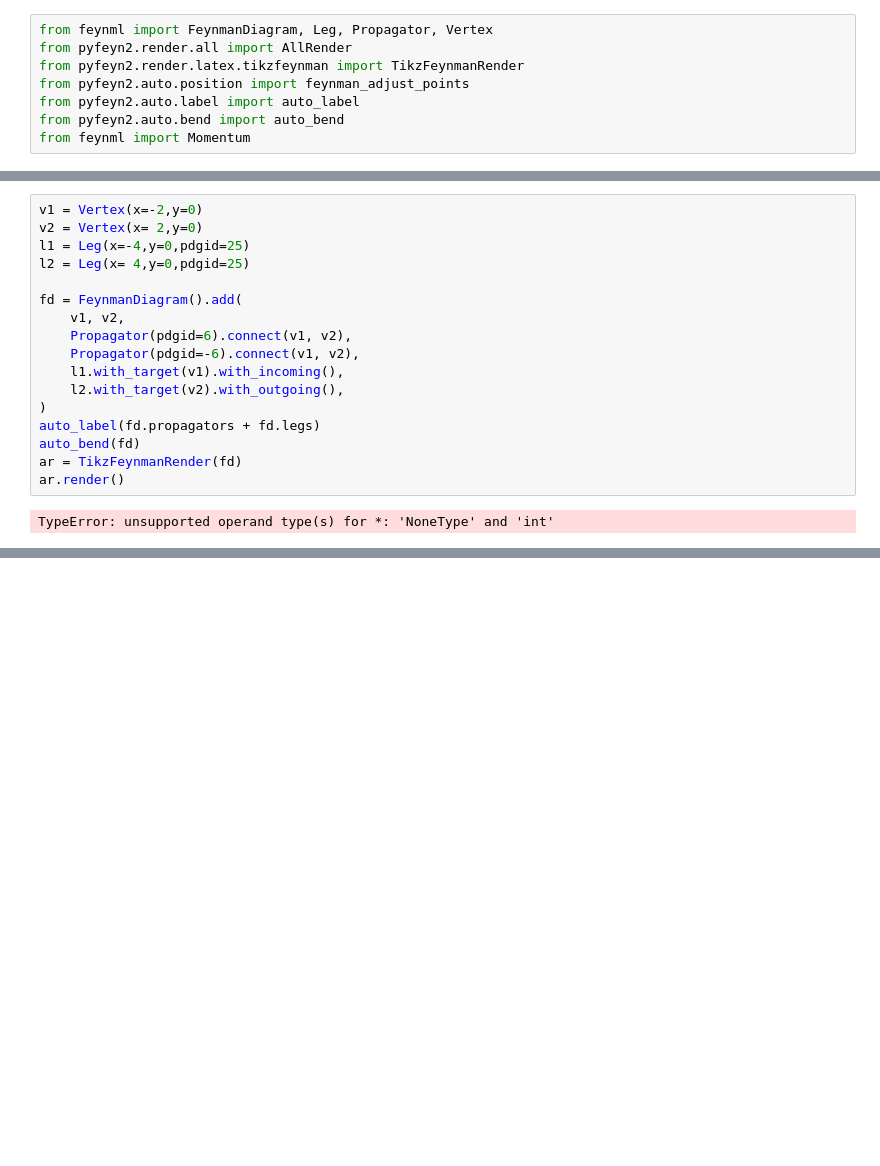
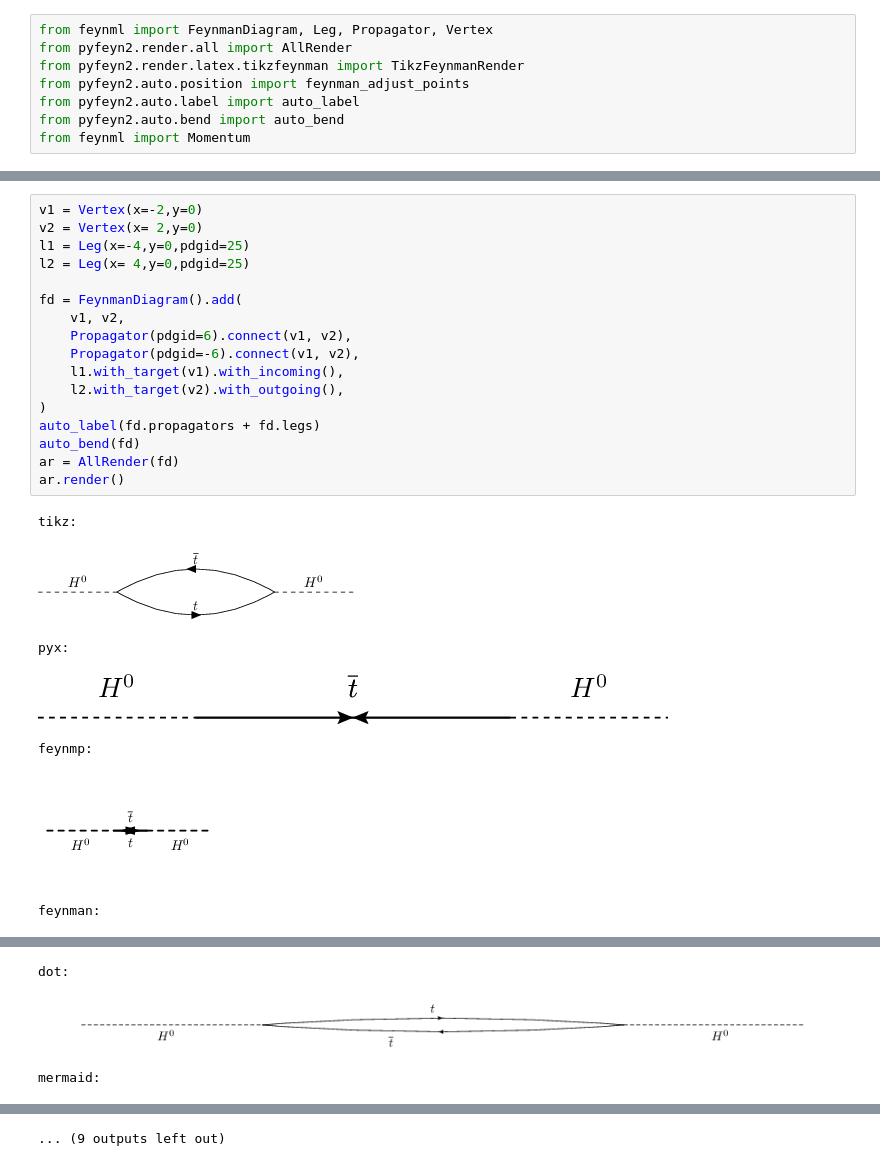
Before and after one commit to APN-Pucky/pyfeyn2, a Jupyter notebook: docs/source/gallery/pyfeyn/pyfeyn.ipynb, the cells around one changed output, grey strips where cells are left out. Drawn from its saved outputs; the diff is of its cells as text; blank space fills up the shorter version.

```diff
--- a/docs/source/gallery/pyfeyn/pyfeyn.ipynb
+++ b/docs/source/gallery/pyfeyn/pyfeyn.ipynb
@@ -36,19 +47,25 @@ ar.render()
 # %%
 v1 = Vertex(x=-2,y=0)
 v2 = Vertex(x= 2,y=0)
 l1 = Leg(x=-4,y=0,pdgid=25)
 l2 = Leg(x= 4,y=0,pdgid=25)
 
 fd = FeynmanDiagram().add(
     v1, v2,
     Propagator(pdgid=6).connect(v1, v2),
     Propagator(pdgid=-6).connect(v1, v2),
     l1.with_target(v1).with_incoming(),
     l2.with_target(v2).with_outgoing(),
 )
 auto_label(fd.propagators + fd.legs)
 auto_bend(fd)
-ar = TikzFeynmanRender(fd)
+ar = AllRender(fd)
 ar.render()
 # %% [output]
-TypeError: unsupported operand type(s) for *: 'NoneType' and 'int'
+tikz:
+[figure, added]
+pyx:
+[figure, added]
+feynmp:
+[figure, added]
+feynman:
@@ -54,0 +73,3 @@ TypeError: unsupported operand type(s) for *: 'NoneType' and 'int'
+dot:
+[figure, added]
+mermaid:
@@ -55,3 +77,4 @@ TypeError: unsupported operand type(s) for *: 'NoneType' and 'int'
+... (9 outputs left out)
 # %%
 v1 = Vertex(x=-2,y=0)
 v2 = Vertex(x= 2,y=0)
```
Also changed, not shown: parts of 3 cells of this notebook, 5 other files.
